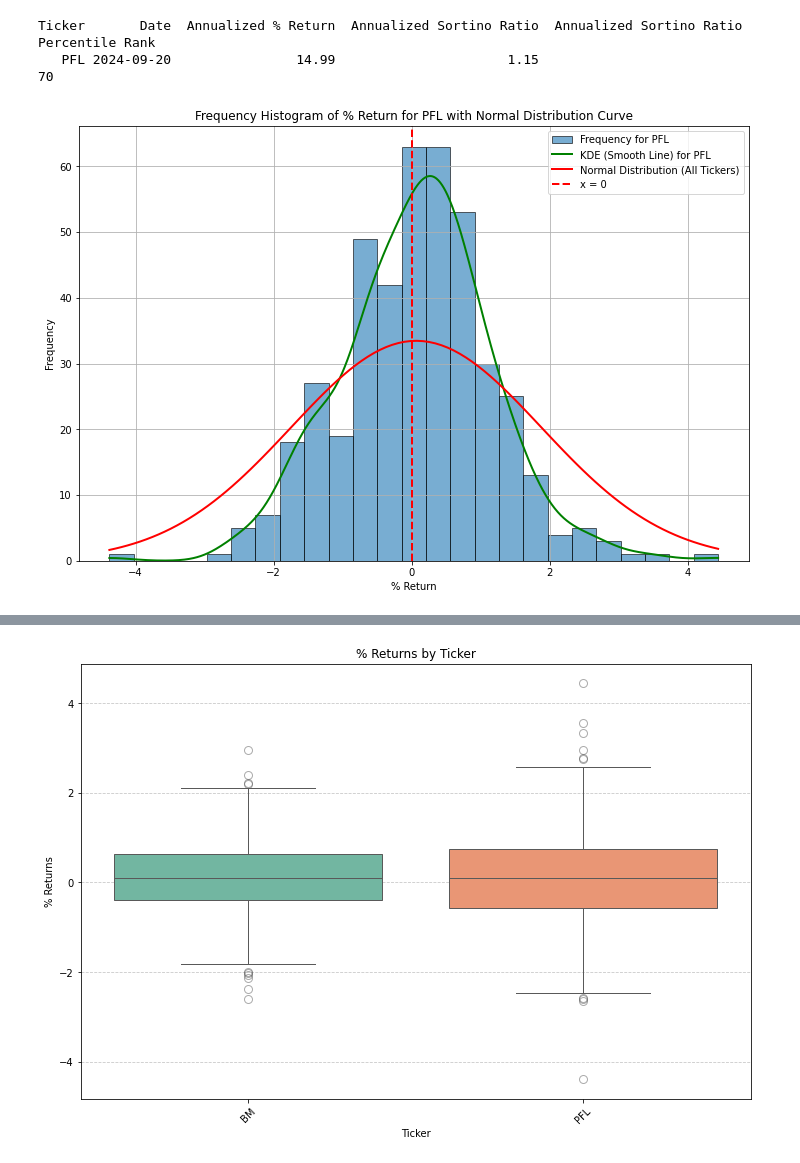
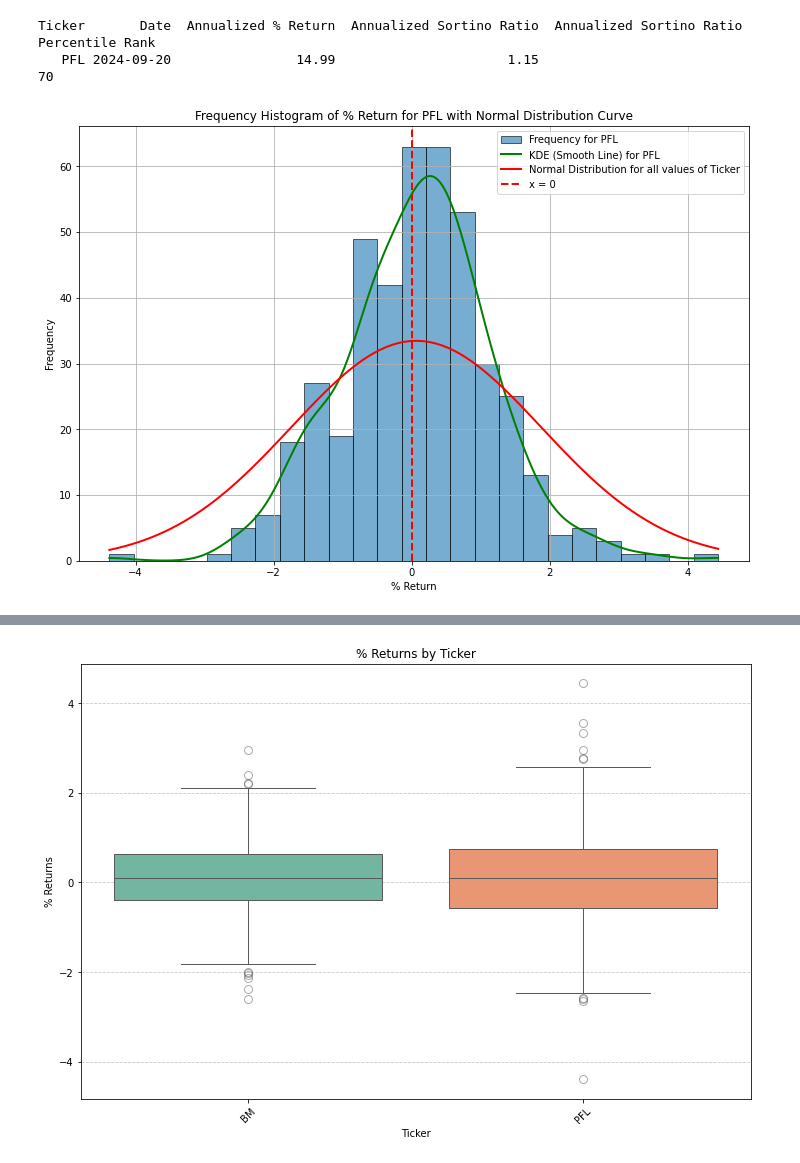
Before and after one commit to danvuk567/SP500-Stock-Analysis, a Jupyter notebook: Python-Portfolio-Performance-Analysis/Portfolio-Performance-Analysis.ipynb, the cells around one changed output, grey strips where cells are left out. Saved outputs shown, nothing was run; the diff lists cells and outputs as text; code cells hidden in the pictures.

```diff
--- a/Python-Portfolio-Performance-Analysis/Portfolio-Performance-Analysis.ipynb
+++ b/Python-Portfolio-Performance-Analysis/Portfolio-Performance-Analysis.ipynb
@@ -178,7 +178,7 @@ df_pricing_after_second_year = df_pricing_filtered.loc[date_filter2].copy()  # A
 df_ret_after_second_year = calculate_return(df_pricing_after_second_year.copy(), 'Daily')
 df_portfolio_tickers_ret_after_second_year = df_ret_after_second_year[df_ret_after_second_year['Ticker'].isin(portfolio_tickers)].copy()
 
-df_portfolio_ret_after_second_year = calculate_portfolio_return(df_portfolio_tickers_ret_after_second_year.copy(), 'Daily')
+df_portfolio_ret_after_second_year = calculate_portfolio_return(df_portfolio_tickers_ret_after_second_year.copy(), ['Ticker'], 'Daily')
 df_portfolio_ret_after_second_year['Ticker'] = 'PFL'
 df_portfolio_ret_after_second_year.sort_values(by=['Date'], inplace=True)
 # %%
@@ -230,7 +230,7 @@ print(df_ret_after_second_year_comb_last_ticker.to_string(index=False))
 Ticker       Date  Annualized % Return  Annualized Sortino Ratio  Annualized Sortino Ratio Percentile Rank
    PFL 2024-09-20                14.99                      1.15                                        70
 # %%
-plot_return_histogram(df_ret_after_second_year_comb, '% Return', 'PFL')
+plot_return_histogram(df_ret_after_second_year_comb, '% Return', 'Ticker', 'PFL')
 # %% [output]
-[figure, old version]
+[figure, new version]
 # %%
```
Also changed, not shown: parts of 8 cells of this notebook.
